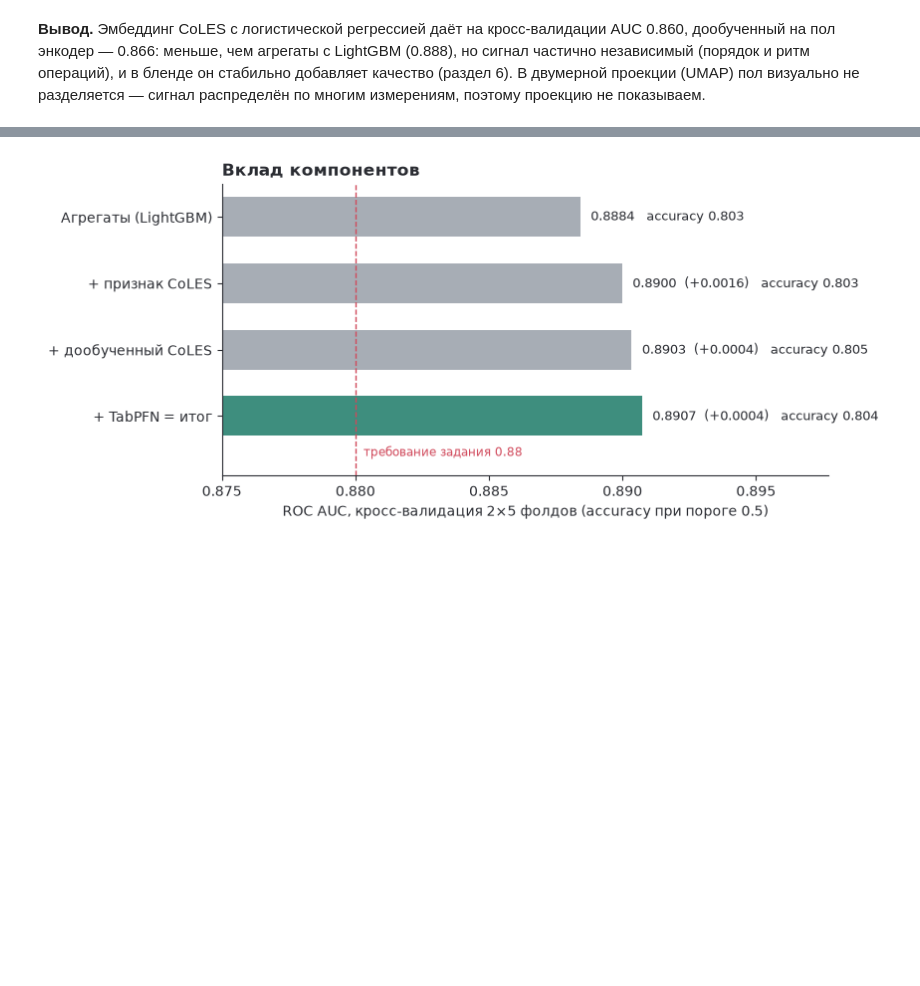
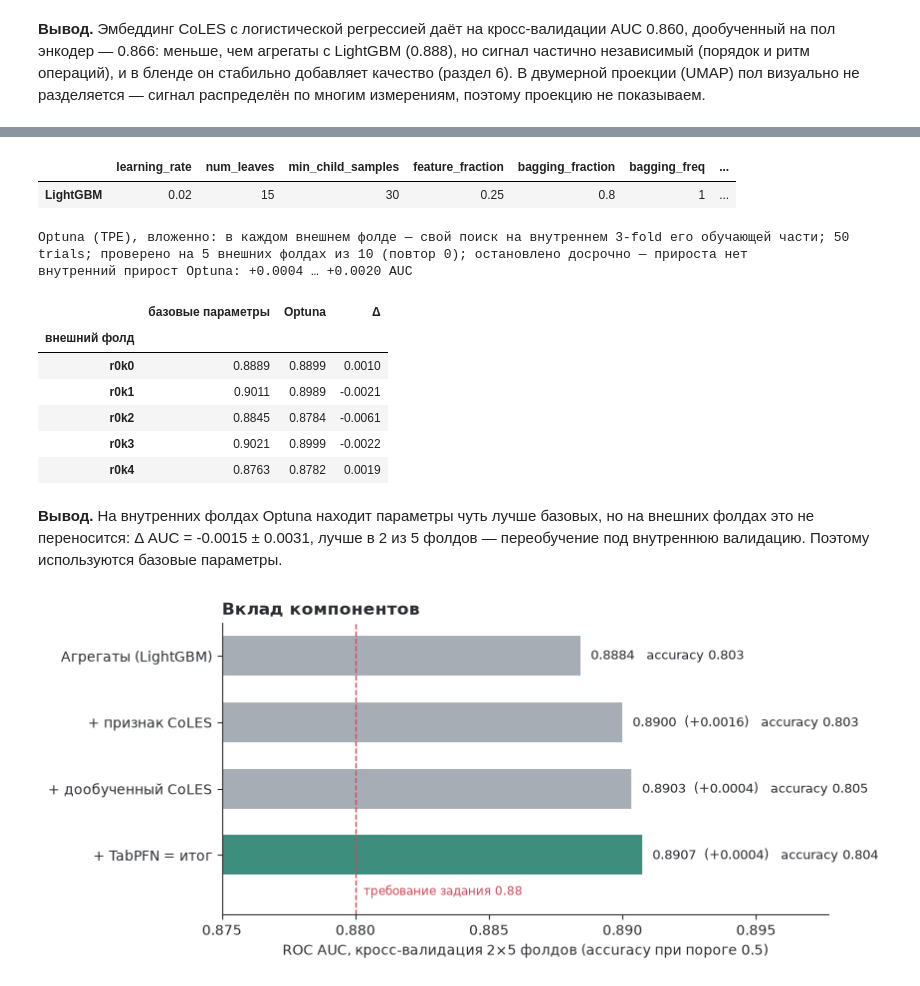
Before and after one commit to Eltralo/gender-prediction, a Jupyter notebook: notebooks/pred_gen_tr.ipynb, the cells around one changed output, grey strips where cells are left out. Saved outputs shown, nothing was run; the diff lists cells and outputs as text; code cells hidden in the pictures; blank space fills up the shorter version.

```diff
--- a/notebooks/pred_gen_tr.ipynb
+++ b/notebooks/pred_gen_tr.ipynb
@@ -641,3 +660,32 @@ pd.DataFrame({
+# %%
+g = cfg["gbm"]
+params = {k: v for k, v in g["params"].items() if k not in ("objective", "verbose")}
+pd.Series({**params, "max_rounds": g["max_rounds"], "eval_step": g["eval_step"],
+           "final_rounds_scale": g["final_rounds_scale"]}, dtype=object).to_frame("LightGBM").T
+# %% [output]
+|  | learning_rate | num_leaves | min_child_samples | feature_fraction | bagging_fraction | bagging_freq | ... |
+| LightGBM | 0.02 | 15 | 30 | 0.25 | 0.8 | 1 | ... |
+# %%
+hp = json.loads(Path("results/hyperparameter_search.json").read_text())
+print(f"{hp['method']}; {hp['n_trials']} trials; {hp['outer_folds_note']}")
+print(f"внутренний прирост Optuna: +{hp['inner_gain_min']:.4f} … +{hp['inner_gain_max']:.4f} AUC")
+pd.DataFrame({"базовые параметры": hp["outer_auc_base"], "Optuna": hp["outer_auc_optuna"]},
+             index=pd.Index(hp["outer_folds"], name="внешний фолд")).assign(
+    **{"Δ": lambda d: d["Optuna"] - d["базовые параметры"]}).round(4)
+# %% [output]
+Optuna (TPE), вложенно: в каждом внешнем фолде — свой поиск на внутреннем 3-fold его обучающей части; 50 trials; проверено на 5 внешних фолдах из 10 (повтор 0); остановлено досрочно — прироста нет
+внутренний прирост Optuna: +0.0004 … +0.0020 AUC
+|  | базовые параметры | Optuna | Δ |
+| внешний фолд |  |  |  |
+| r0k0 | 0.8889 | 0.8899 | 0.0010 |
+| r0k1 | 0.9011 | 0.8989 | -0.0021 |
+| r0k2 | 0.8845 | 0.8784 | -0.0061 |
+| r0k3 | 0.9021 | 0.8999 | -0.0022 |
+| r0k4 | 0.8763 | 0.8782 | 0.0019 |
+# %% [markdown]
+**Вывод.** На внутренних фолдах Optuna находит параметры чуть лучше базовых, но на внешних фолдах
+это не переносится: Δ AUC = -0.0015 ± 0.0031, лучше в 2 из
+5 фолдов — переобучение под внутреннюю валидацию. Поэтому используются базовые параметры.
 # %%
 fig = plots.component_contribution(cfg)
 # %% [output]
```
Also changed, not shown: parts of 6 cells of this notebook, 2 other files.
